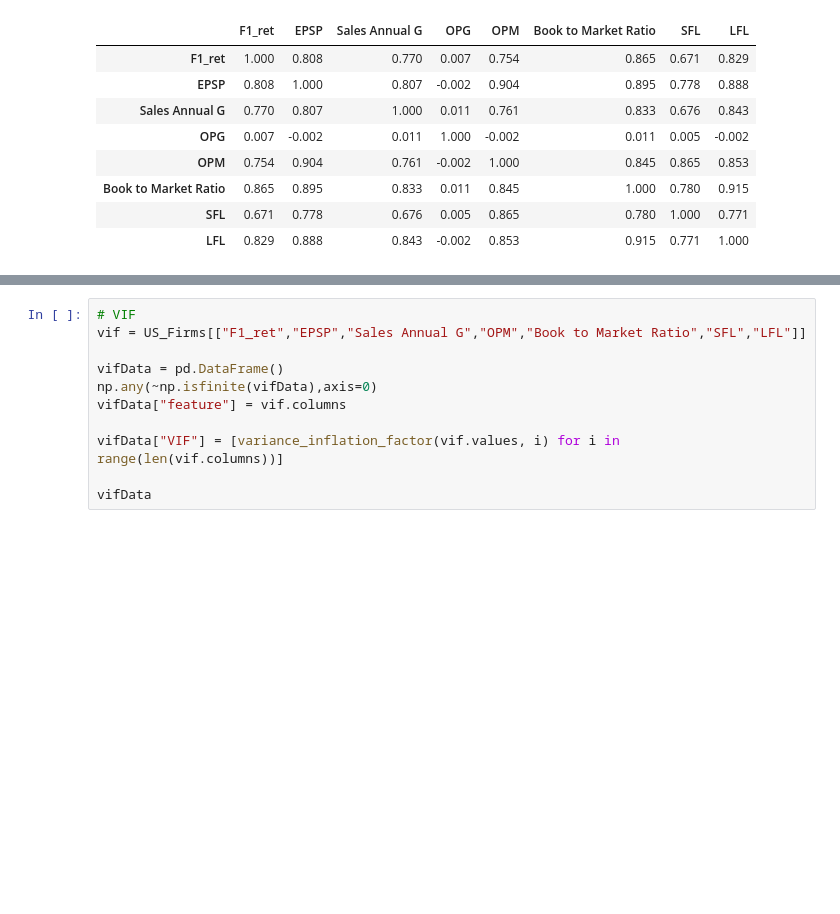
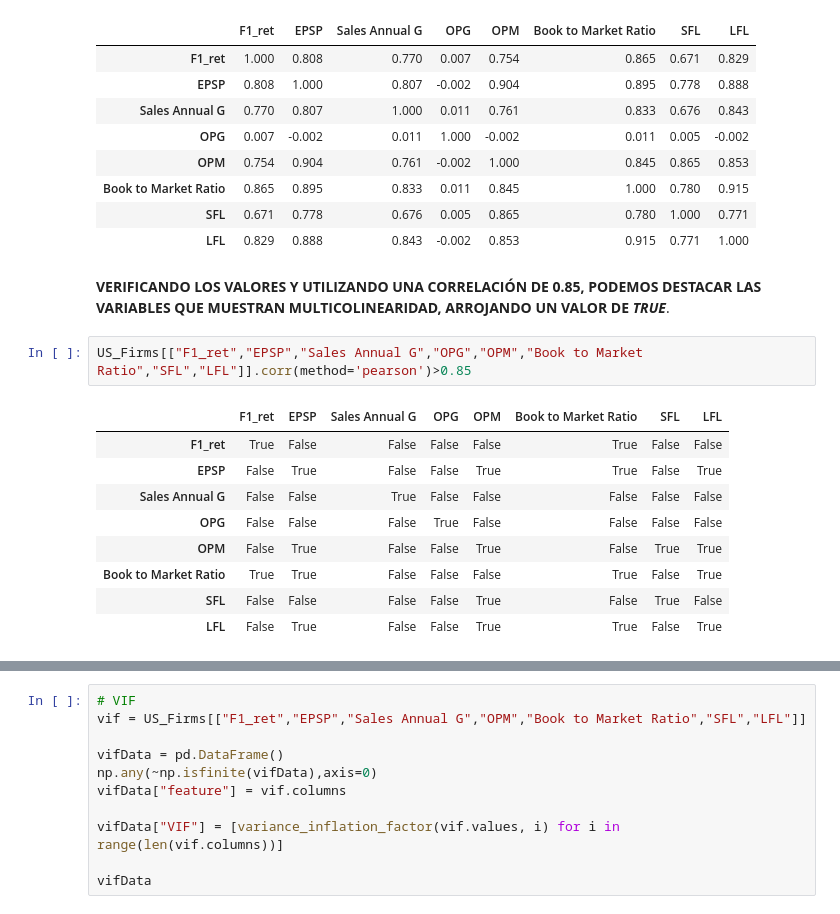
Before and after one commit to AnHrt/StatisticsII, a Jupyter notebook: Statistics/A01369984_BCase.ipynb, the cells around one changed output, grey strips where cells are left out. Cells and saved outputs as stored; diff of their text form; blank space fills up the shorter version.

```diff
--- a/Statistics/A01369984_BCase.ipynb
+++ b/Statistics/A01369984_BCase.ipynb
@@ -815,3 +827,17 @@ US_Firms[["F1_ret","EPSP","Sales Annual G","OPG","OPM","Book to Market Ratio","S
 | Book to Market Ratio | 0.865 | 0.895 | 0.833 | 0.011 | 0.845 | 1.000 | 0.780 | 0.915 |
 | SFL | 0.671 | 0.778 | 0.676 | 0.005 | 0.865 | 0.780 | 1.000 | 0.771 |
 | LFL | 0.829 | 0.888 | 0.843 | -0.002 | 0.853 | 0.915 | 0.771 | 1.000 |
+# %% [markdown]
+**VERIFICANDO LOS VALORES Y UTILIZANDO UNA CORRELACIÓN DE 0.85, PODEMOS DESTACAR LAS VARIABLES QUE MUESTRAN MULTICOLINEARIDAD, ARROJANDO UN VALOR DE** ***TRUE***.
+# %%
+US_Firms[["F1_ret","EPSP","Sales Annual G","OPG","OPM","Book to Market Ratio","SFL","LFL"]].corr(method='pearson')>0.85
+# %% [output]
+|  | F1_ret | EPSP | Sales Annual G | OPG | OPM | Book to Market Ratio | SFL | LFL |
+| F1_ret | True | False | False | False | False | True | False | False |
+| EPSP | False | True | False | False | True | True | False | True |
+| Sales Annual G | False | False | True | False | False | False | False | False |
+| OPG | False | False | False | True | False | False | False | False |
+| OPM | False | True | False | False | True | False | True | True |
+| Book to Market Ratio | True | True | False | False | False | True | False | True |
+| SFL | False | False | False | False | True | False | True | False |
+| LFL | False | True | False | False | True | True | False | True |
```
Also changed, not shown: parts of 5 cells of this notebook.
